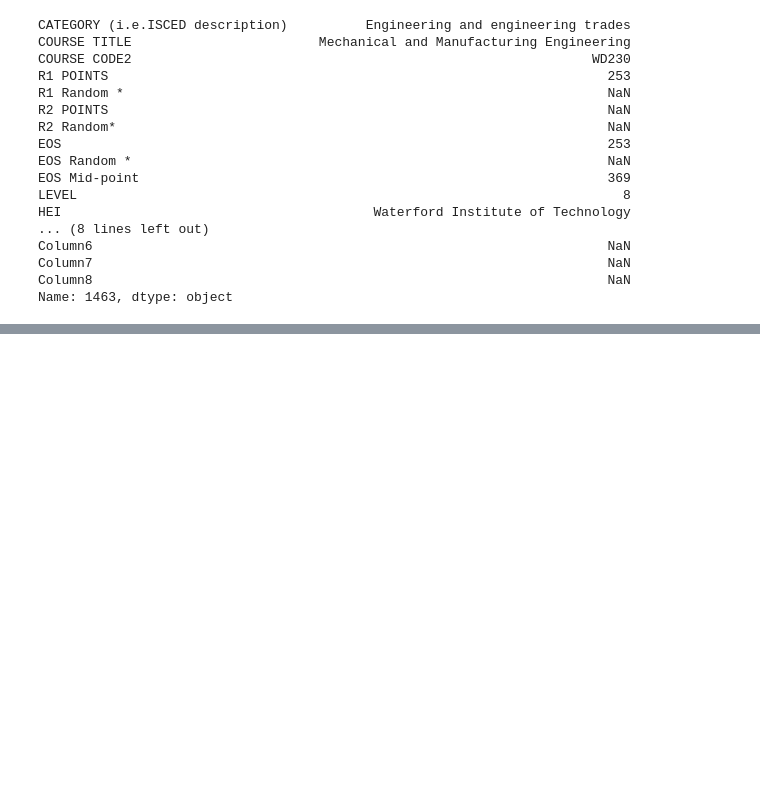
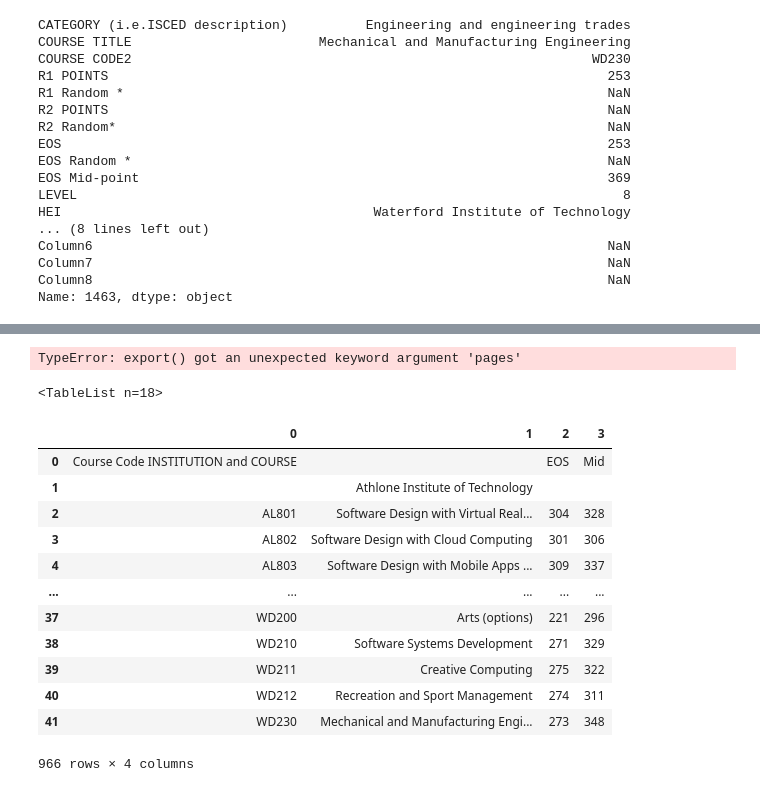
Before and after one commit to angelinka/Fundamentals-of-Data-Analysis, a Jupyter notebook: cao.ipynb, the cells around one changed output, grey strips where cells are left out. Saved outputs shown, nothing was run; the diff lists cells and outputs as text; code cells hidden in the pictures; blank space fills up the shorter version.

Commit message:
Installed and tested Camelot package to extract data from PDFs

```diff
--- a/cao.ipynb
+++ b/cao.ipynb
@@ -201,0 +232,10 @@ df2020.to_csv(path2020)
+# %%
+tables.export('data/cao2019_test.csv', f='csv', pages='1-end')
+# %% [output]
+TypeError: export() got an unexpected keyword argument 'pages'
+# %%
+cao_tables = camelot.read_pdf('data/cao2019.pdf', pages='1-end')
+# %%
+cao_tables
+# %% [output]
+<TableList n=18>
@@ -201,0 +244,22 @@ df2020.to_csv(path2020)
+# %%
+comb_df = pd.DataFrame()
+i=0
+for table in cao_tables:
+    df = cao_tables[i].df
+    i=i + 1
+    comb_df = comb_df.append(df)
+comb_df
+# %% [output]
+|  | 0 | 1 | 2 | 3 |
+| 0 | Course Code INSTITUTION and COURSE |  | EOS | Mid |
+| 1 |  | Athlone Institute of Technology |  |  |
+| 2 | AL801 | Software Design with Virtual Real... | 304 | 328 |
+| 3 | AL802 | Software Design with Cloud Computing | 301 | 306 |
+| 4 | AL803 | Software Design with Mobile Apps ... | 309 | 337 |
+| ... | ... | ... | ... | ... |
+| 37 | WD200 | Arts (options) | 221 | 296 |
+| 38 | WD210 | Software Systems Development | 271 | 329 |
+| 39 | WD211 | Creative Computing | 275 | 322 |
+| 40 | WD212 | Recreation and Sport Management | 274 | 311 |
+| 41 | WD230 | Mechanical and Manufacturing Engi... | 273 | 348 |
+966 rows × 4 columns
```
Also changed, not shown: parts of 13 cells of this notebook.
